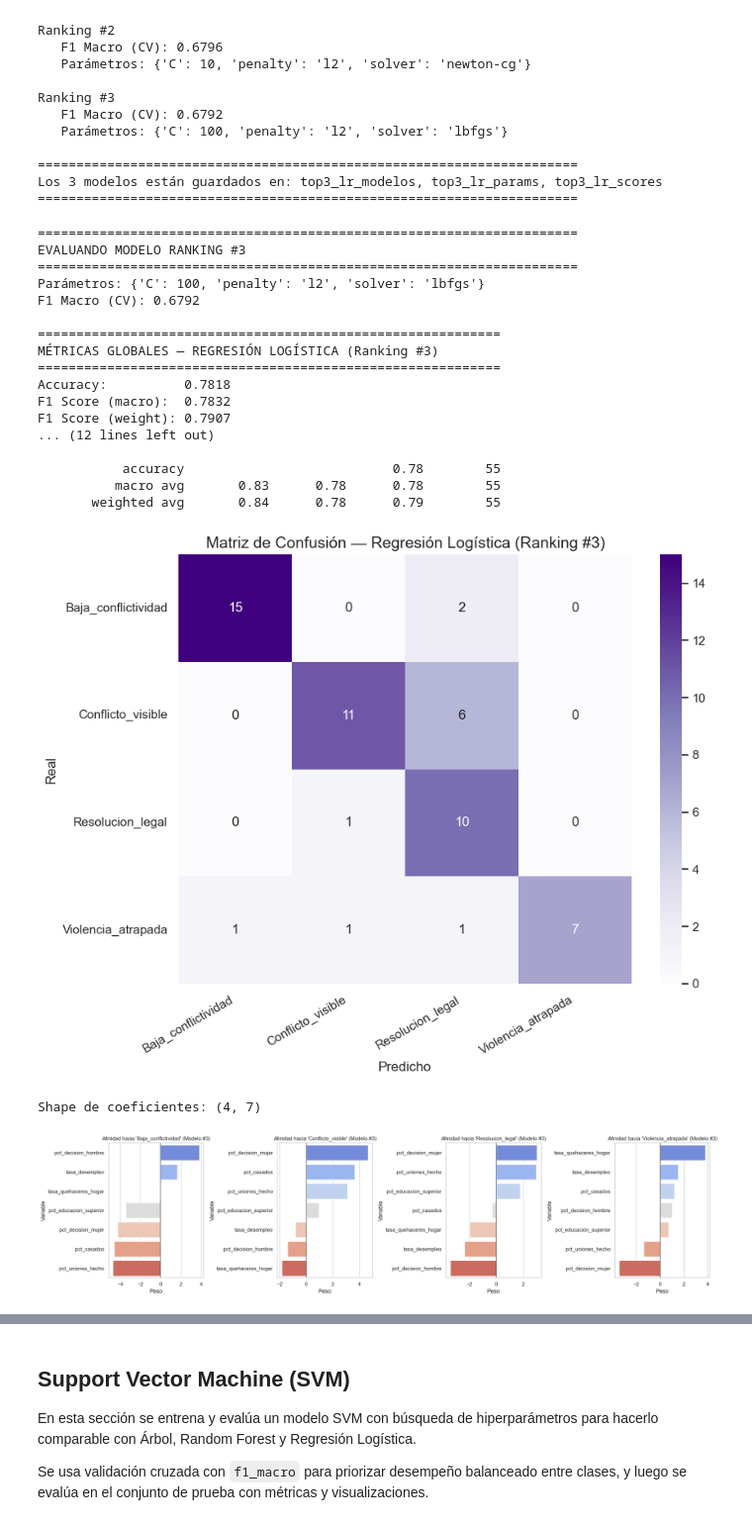
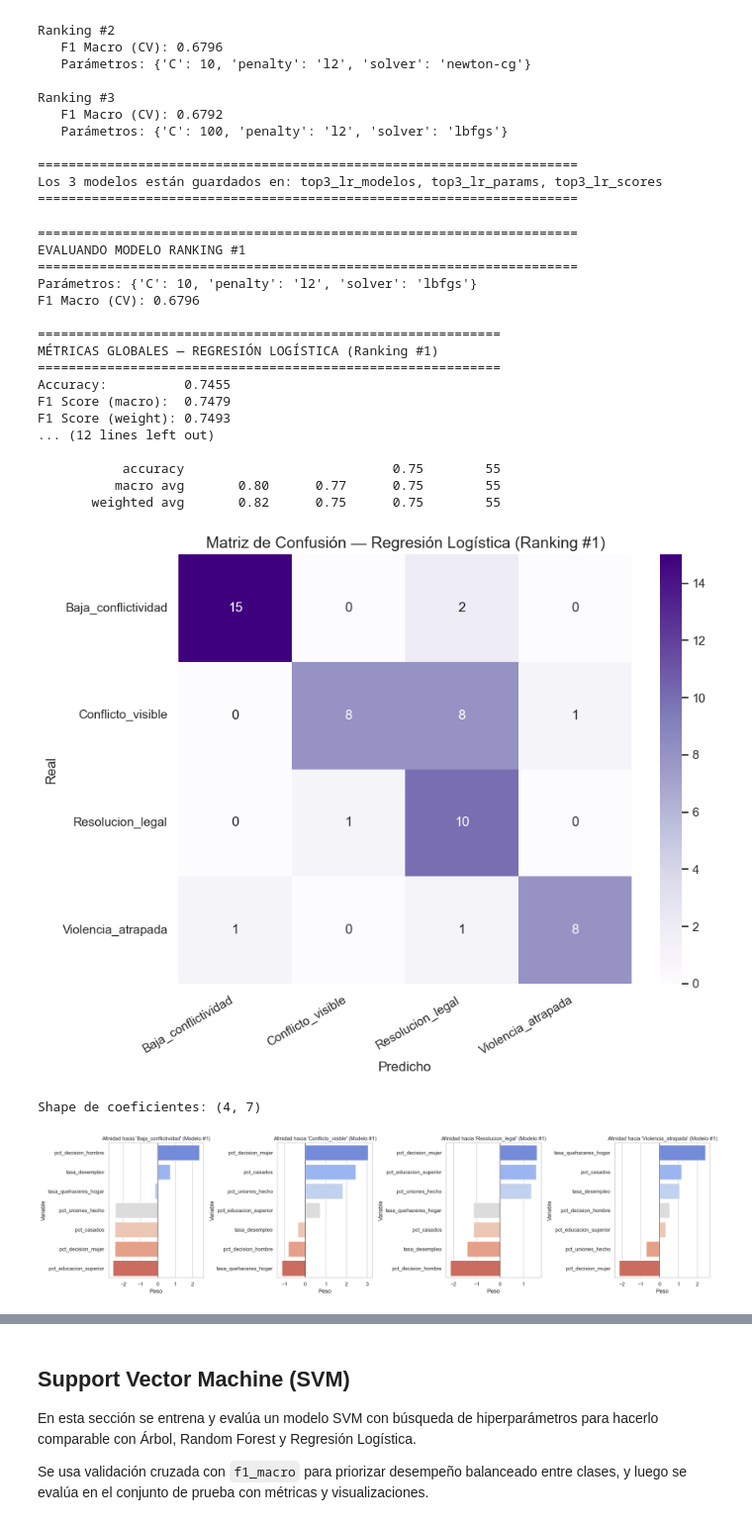
Before and after one commit to Vann06/MD_Proyecto1, a Jupyter notebook: Modelos_Predictivos/cuatrovariables_predictivas.ipynb, the cells around one changed output, grey strips where cells are left out. Shown at 99% size. Saved outputs shown, nothing was run; the diff lists cells and outputs as text; code cells hidden in the pictures.

```diff
--- a/Modelos_Predictivos/cuatrovariables_predictivas.ipynb
+++ b/Modelos_Predictivos/cuatrovariables_predictivas.ipynb
@@ -646,7 +700,7 @@ Los 3 modelos están guardados en: top3_lr_modelos, top3_lr_params, top3_lr_scor
 # 1 = Segundo mejor modelo (ranking #2)
 # 2 = Tercer mejor modelo (ranking #3)
 
-POSICION = 2
+POSICION = 0
 
 log_reg = top3_lr_modelos[POSICION]
 params_actuales = top3_lr_params[POSICION]
@@ -693,43 +747,43 @@ print(f"\nShape de coeficientes: {coef.shape}")
 
 n_clases_coef = coef.shape[0]
 clases_mostrar = le.classes_[:n_clases_coef]
 
 fig, axes = plt.subplots(1, n_clases_coef, figsize=(5*n_clases_coef, 5))
 if n_clases_coef == 1:
     axes = [axes]
 
 for i, (ax, clase) in enumerate(zip(axes, clases_mostrar)):
     df_coef = pd.DataFrame({'Variable': features, 'Peso': coef[i]})
     df_coef = df_coef.sort_values(by='Peso', ascending=False)
     sns.barplot(data=df_coef, x='Peso', y='Variable', palette="coolwarm", ax=ax)
     ax.axvline(0, color='black', alpha=0.5)
     ax.set_title(f"Afinidad hacia '{clase}' (Modelo #{POSICION + 1})", fontsize=11)
 
 plt.tight_layout()
 plt.show()
 
 print(f"\nTabla de coeficientes (Modelo #{POSICION + 1}):")
 df_coef_full = pd.DataFrame(coef, columns=features)
 df_coef_full.insert(0, 'Clase', le.classes_[:coef.shape[0]])
 print(df_coef_full.round(4).to_string(index=False))
 # %% [output]
 ======================================================================
-EVALUANDO MODELO RANKING #3
+EVALUANDO MODELO RANKING #1
 ======================================================================
-Parámetros: {'C': 100, 'penalty': 'l2', 'solver': 'lbfgs'}
-F1 Macro (CV): 0.6792
+Parámetros: {'C': 10, 'penalty': 'l2', 'solver': 'lbfgs'}
+F1 Macro (CV): 0.6796
 
 ============================================================
-MÉTRICAS GLOBALES — REGRESIÓN LOGÍSTICA (Ranking #3)
+MÉTRICAS GLOBALES — REGRESIÓN LOGÍSTICA (Ranking #1)
 ============================================================
-Accuracy:          0.7818
-F1 Score (macro):  0.7832
-F1 Score (weight): 0.7907
+Accuracy:          0.7455
+F1 Score (macro):  0.7479
+F1 Score (weight): 0.7493
 ... (12 lines left out)
 
-           accuracy                           0.78        55
-          macro avg       0.83      0.78      0.78        55
-       weighted avg       0.84      0.78      0.79        55
+           accuracy                           0.75        55
+          macro avg       0.80      0.77      0.75        55
+       weighted avg       0.82      0.75      0.75        55
-[figure, old version]
+[figure, new version]
 Shape de coeficientes: (4, 7)
-[figure, old version]
+[figure, new version]
```
Also changed, not shown: parts of 10 cells of this notebook.
